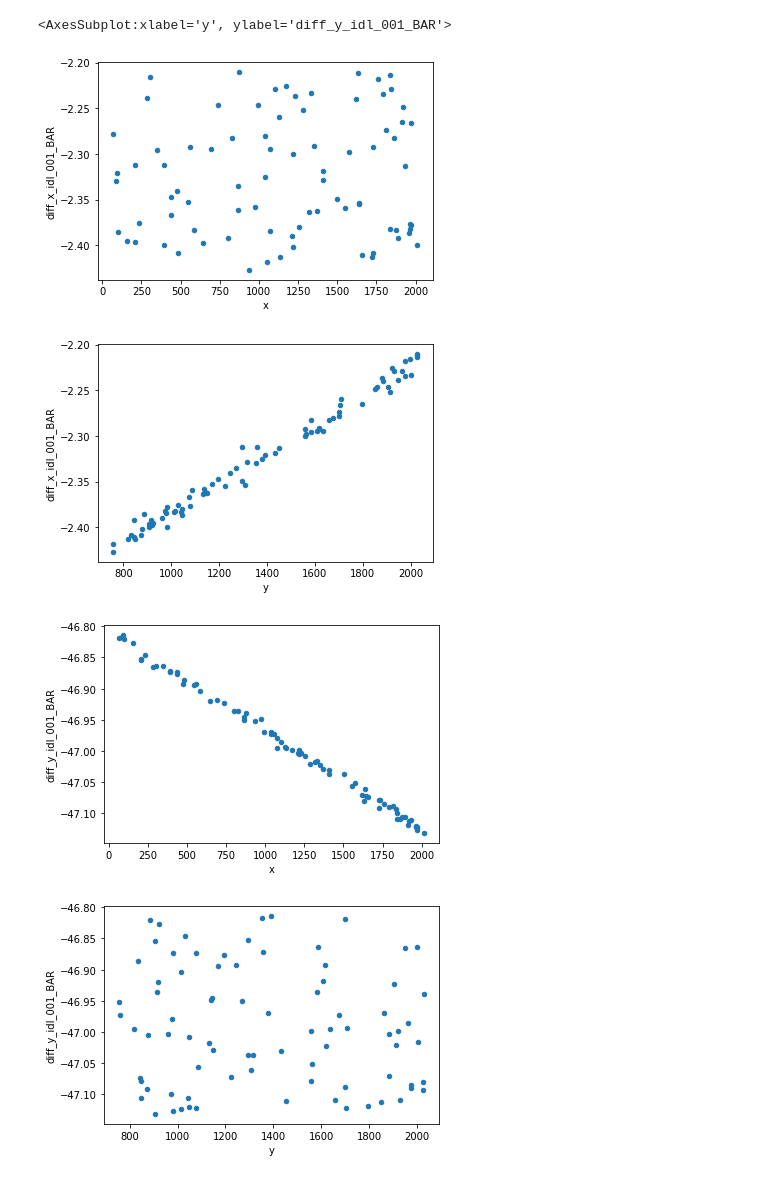
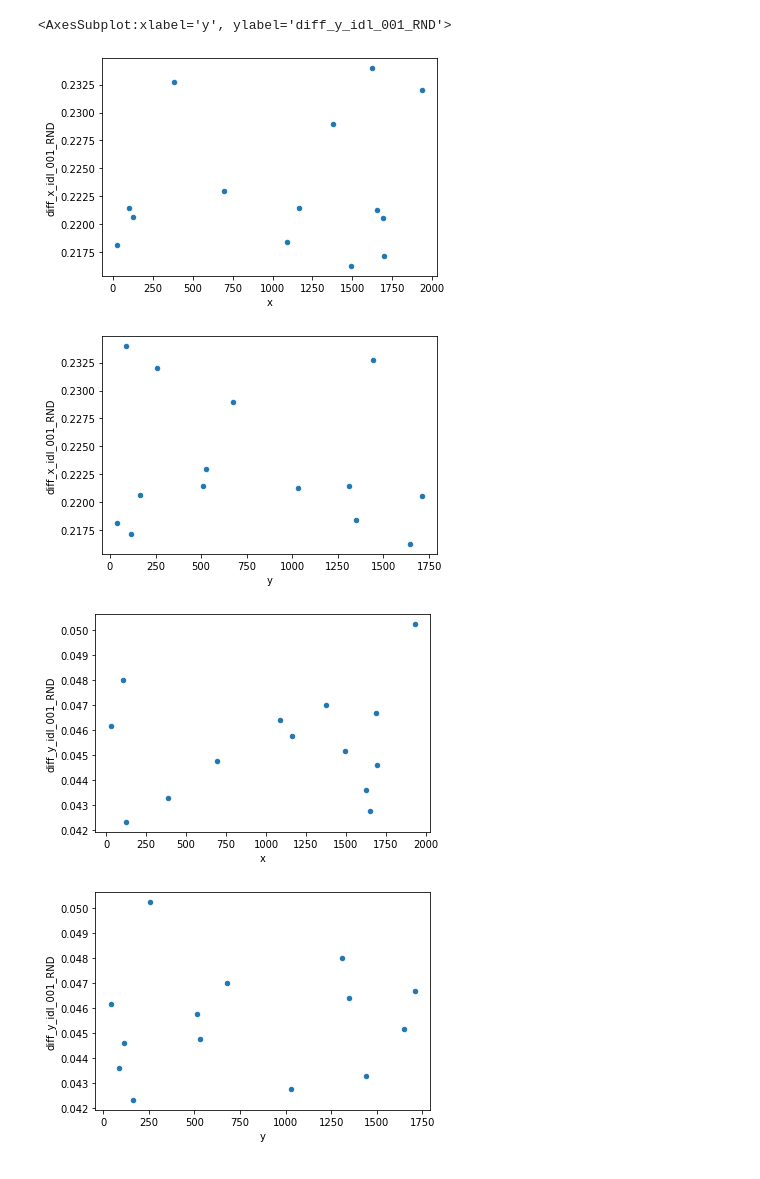
Before and after one commit to arminrest/jwst_distortions_tools, a Jupyter notebook: PupilWheelTuning.ipynb, the cells around one changed output. Cells and saved outputs as stored; diff of their text form; code cells hidden in the pictures.

```diff
--- a/PupilWheelTuning.ipynb
+++ b/PupilWheelTuning.ipynb
@@ -9,6 +9,10 @@ imnames=['nrc30/v1/jw01070001001_02101_00001_nrcalong_tweakregstep.fits',
         'nrc30/v1/jw01070001001_06101_00001_nrcalong_tweakregstep.fits',
         'nrc30/v1/jw01070001001_04101_00001_nrcalong_tweakregstep.fits'
         ]
+
+imnames=['nrc30/v1/jw01070001001_04101_00001_nrcalong_tweakregstep.fits',
+         'nrc30/v1/jw01070001001_04101_00004_nrcalong_tweakregstep.fits']
+
 
 photname=list(np.empty(len(imnames)))
 phots = list(np.empty(len(imnames)))
@@ -140,12 +146,12 @@ diff_y_idl_001_RND  -47.582    0.043 0.121     0.028   1.00     9     2     0
 0
 # %%
-phots[0].t.plot.scatter('x','diff_x_idl_001_BAR')
-phots[0].t.plot.scatter('y','diff_x_idl_001_BAR')
-phots[0].t.plot.scatter('x','diff_y_idl_001_BAR')
-phots[0].t.plot.scatter('y','diff_y_idl_001_BAR')
+phots[0].t.plot.scatter('x','diff_x_idl_001_RND')
+phots[0].t.plot.scatter('y','diff_x_idl_001_RND')
+phots[0].t.plot.scatter('x','diff_y_idl_001_RND')
+phots[0].t.plot.scatter('y','diff_y_idl_001_RND')
 # %% [output]
-<AxesSubplot:xlabel='y', ylabel='diff_y_idl_001_BAR'>
+<AxesSubplot:xlabel='y', ylabel='diff_y_idl_001_RND'>
-[figure, old version]
+[figure, new version]
-[figure, old version]
+[figure, new version]
-[figure, old version]
+[figure, new version]
-[figure, old version]
+[figure, new version]
```
Also changed, not shown: parts of 3 cells of this notebook.
